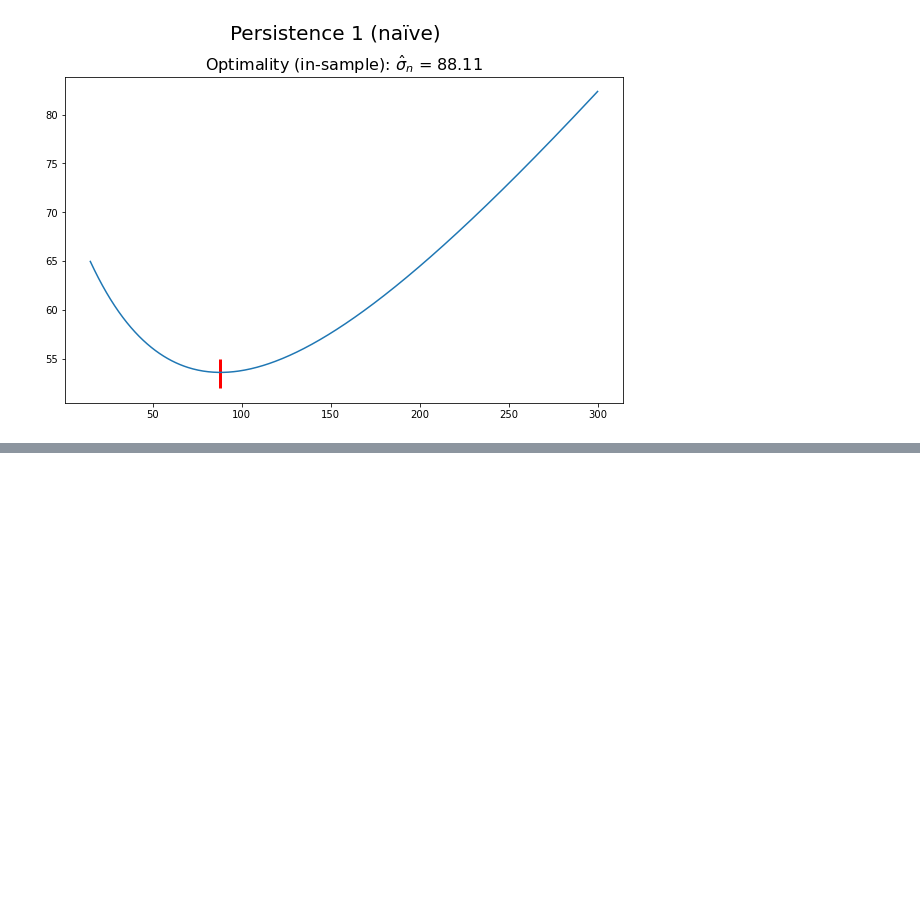
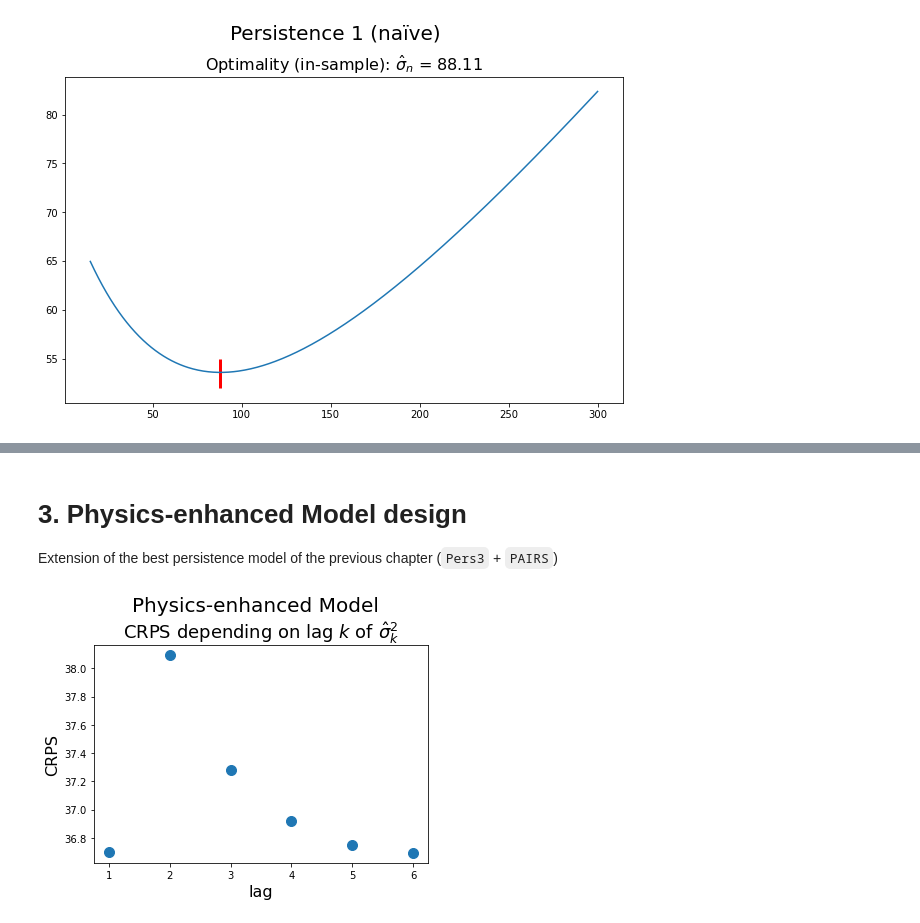
Before and after one commit to 7shoe/probabilistic-forecasting, a Jupyter notebook: 02_ModelZoo.ipynb, the cells around one changed output, grey strips where cells are left out. Saved outputs shown, nothing was run; the diff lists cells and outputs as text; code cells hidden in the pictures; blank space fills up the shorter version.

```diff
--- a/02_ModelZoo.ipynb
+++ b/02_ModelZoo.ipynb
@@ -298,0 +343,12 @@ Name: Y, Length: 892, dtype: float64
+# %%
+X, y = df.drop(labels=['date', 'Y'], axis=1).to_numpy(), df['Y'].to_numpy()
+
+# regression split (LASSO, ...)
+seed_1, seed_2 = 5645, 8373
+X_tr, X_, y_tr, y_     = train_test_split(X,  y,  train_size=280, random_state=seed_1) #  train: 280
+X_te, X_va, y_te, y_va = train_test_split(X_, y_, train_size=60,  random_state=seed_2) # "test" : 60  -> val: 59
+
+# time series split (...)
+lTr   = datetime.strptime('2021-10-07 12:00:00', '%Y-%m-%d %H:%M:%S') # 280
+lVa   = datetime.strptime('2021-12-06 12:00:00', '%Y-%m-%d %H:%M:%S') # 60
+lTe   = datetime.strptime('2022-03-23 12:00:00', '%Y-%m-%d %H:%M:%S') # 59`
@@ -298,0 +446,64 @@ Name: Y, Length: 892, dtype: float64
+# %% [markdown]
+# 3. Physics-enhanced Model design
+Extension of the best persistence model of the previous chapter (`Pers3` + `PAIRS`)
+# %%
+# add log lags
+for k in range(0,4):
+    df_ts['Y_L{}'.format(k)] = df_ts['Y'].shift(k).map(lambda x : np.log(max(x, 10)))
+
+# add day of the year (DoY)
+df_ts['DoY1'] = df_ts['date'].dt.dayofyear.map(lambda x : np.sin((2*np.pi*x) / (365.0)))
+df_ts['DoY2'] = df_ts['date'].dt.dayofyear.map(lambda x : np.cos((2*np.pi*x) / (365.0)))
+
+# delete NaN rows
+df_ts = df_ts.iloc[3: , :]
+
+# subset for regression (!only noon, i.e. 12pm-dated observations are to be predicted)
+df_ts_tr = df_ts[(df_ts.date.dt.hour == 12) & (df_ts.date <= lTr)]
+df_ts_va = df_ts[(df_ts.date.dt.hour == 12) & (df_ts.date > lTr) & (df_ts.date <= lVa)]
+df_ts_te = df_ts[(df_ts.date.dt.hour == 12) & (df_ts.date > lVa)]
+
+# delete certain columns
+df_ts_tr = df_ts_tr.drop(columns = ['date', 'Y'], axis=1) # 'Y' is in as log(Y_L0)
+df_ts_va = df_ts_va.drop(columns = ['date', 'Y'], axis=1) # 'Y' is in as log(Y_L0)
+df_ts_te = df_ts_te.drop(columns = ['date', 'Y'], axis=1) # 'Y' is in as log(Y_L0)
+
+# regression arrays: (y, X)
+# - train
+y_log_obs_tr = df_ts_tr['Y_L0'].to_numpy()
+X_log_obs_tr = df_ts_tr[['Y_L1', 'Y_L2', 'Y_L3', 'DoY1', 'DoY2', 'ghi', 'dni', 'dhi']].to_numpy()
+# - val
+y_log_obs_va = df_ts_va['Y_L0'].to_numpy()
+X_log_obs_va = df_ts_va[['Y_L1', 'Y_L2', 'Y_L3', 'DoY1', 'DoY2', 'ghi', 'dni', 'dhi']].to_numpy()
+# - test
+y_log_obs_te = df_ts_te['Y_L0'].to_numpy()
+X_log_obs_te = df_ts_te[['Y_L1', 'Y_L2', 'Y_L3', 'DoY1', 'DoY2', 'ghi', 'dni', 'dhi']].to_numpy()
+
+# fit linear regression
+phys_lm = LinearRegression()
+phys_lm.fit(y=y_log_obs_tr,X=X_log_obs_tr)
+
+# mu estimates :  (back-transform predicted log's)
+phys_tr_mu = np.exp(phys_lm.predict(X_log_obs_tr))
+
+# sigma estimates :
+Y_tr  = np.exp(y_log_obs_tr)
+
+# check variance
+CRPS_list = []
+lag_list = range(1,7)
+for k in lag_list:
+    sigmaLoc = df_ts[(df_ts.date.dt.hour == 12) & (df_ts.date <= lTr)]['Y'].rolling(k).std().fillna(sigma_pers1_hat).to_numpy() # NaN's fill previous std estimator in!
+    CRPS_list.append(np.mean(ps.crps_gaussian(Y_tr, mu=phys_tr_mu, sig=sigmaLoc)))
+
+# optimal sigma
+k_star = lag_list[list(CRPS_list == min(CRPS_list)).index(True)]
+
+plt.suptitle("Physics-enhanced Model", fontsize=20, y=1.05)
+plt.title("CRPS depending on lag $k$ of $\hat{\sigma}^{2}_{k}$", fontsize=18)
+plt.scatter(lag_list, CRPS_list, s=100)
+plt.xlabel("lag",  fontsize=16)
+plt.ylabel("CRPS", fontsize=16)
+plt.show()
+# %% [output]
+[figure, added]
```
Also changed, not shown: parts of 25 cells of this notebook.
